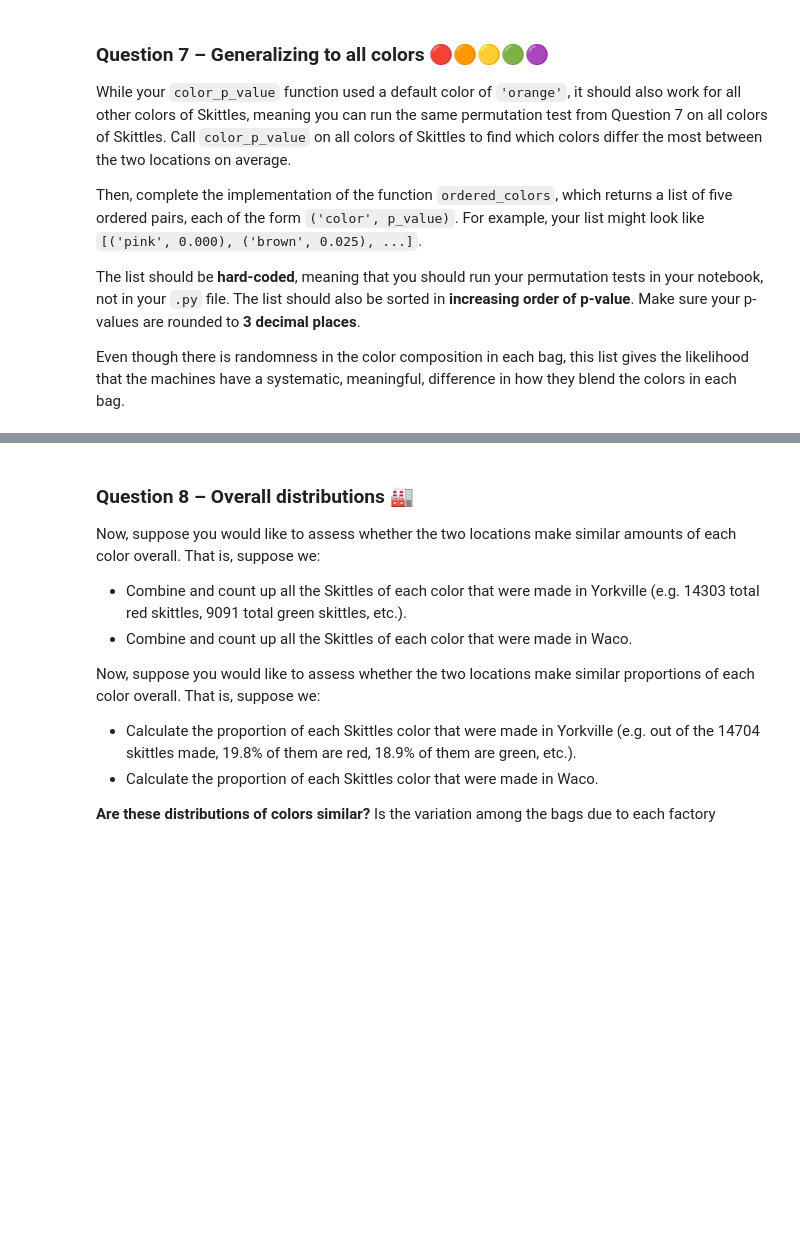
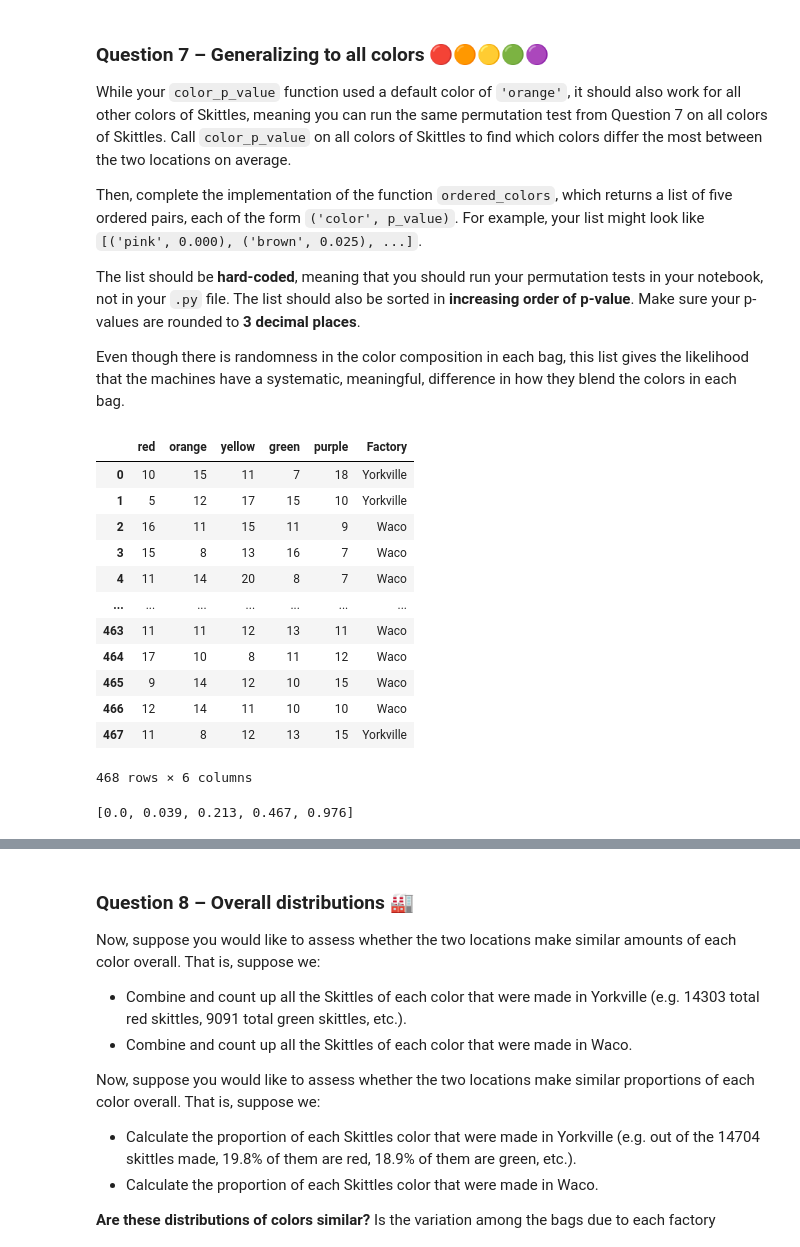
Before and after one commit to norahkerendian/dsc80-2024-fa, a Jupyter notebook: labs/lab04/lab.ipynb, the cells around one changed output, grey strips where cells are left out. Saved outputs shown, nothing was run; the diff lists cells and outputs as text; code cells hidden in the pictures; blank space fills up the shorter version.

```diff
--- a/labs/lab04/lab.ipynb
+++ b/labs/lab04/lab.ipynb
@@ -331,6 +557,43 @@ Then, complete the implementation of the function `ordered_colors`, which return
 The list should be **hard-coded**, meaning that you should run your permutation tests in your notebook, not in your `.py` file. The list should also be sorted in **increasing order of p-value**. Make sure your p-values are rounded to **3 decimal places**.
 
 Even though there is randomness in the color composition in each bag, this list gives the likelihood that the machines have a systematic, meaningful, difference in how they blend the colors in each bag.
+# %%
+skittles
+# %% [output]
+|  | red | orange | yellow | green | purple | Factory |
+| 0 | 10 | 15 | 11 | 7 | 18 | Yorkville |
+| 1 | 5 | 12 | 17 | 15 | 10 | Yorkville |
+| 2 | 16 | 11 | 15 | 11 | 9 | Waco |
+| 3 | 15 | 8 | 13 | 16 | 7 | Waco |
+| 4 | 11 | 14 | 20 | 8 | 7 | Waco |
+| ... | ... | ... | ... | ... | ... | ... |
+| 463 | 11 | 11 | 12 | 13 | 11 | Waco |
+| 464 | 17 | 10 | 8 | 11 | 12 | Waco |
+| 465 | 9 | 14 | 12 | 10 | 15 | Waco |
+| 466 | 12 | 14 | 11 | 10 | 10 | Waco |
+| 467 | 11 | 8 | 12 | 13 | 15 | Yorkville |
+468 rows × 6 columns
+# %%
+green = color_p_value(skittles, 'green')
+orange = color_p_value(skittles, 'orange')
+purple = color_p_value(skittles, 'purple')
+red = color_p_value(skittles, 'red')
+yellow = color_p_value(skittles, 'yellow')
+
+[green, orange, purple, red, yellow]
+# Why are my p-values so high? -> the color is not randomly distributed
+
+[yellow, orange, red, green, purple]
+[('yellow', 0.000), ('orange', 0.039), ('red', 0.213), ('green', 0.467), ('purple', 0.976)]
+
+# p-values have to be between 0 and 1, if you ever get a p-value outside that range, you're doing something wrong.
+
+# One quick sanity check is to print out your test statistic and just see how far it is from the null hypothesis.
+
+# In the context of this question, the null hypothesis is that there is no difference, which indicates that the difference
+# of the means is 0. Therefore, for low p-values the test statistic should be far from 0, and vice versa for high p-values.
+# %% [output]
+[0.0, 0.039, 0.213, 0.467, 0.976]
 # %%
 # don't change this cell -- it is needed for the tests to work
 q7_out = ordered_colors()
```
Also changed, not shown: parts of 35 cells of this notebook, 14 other files.
